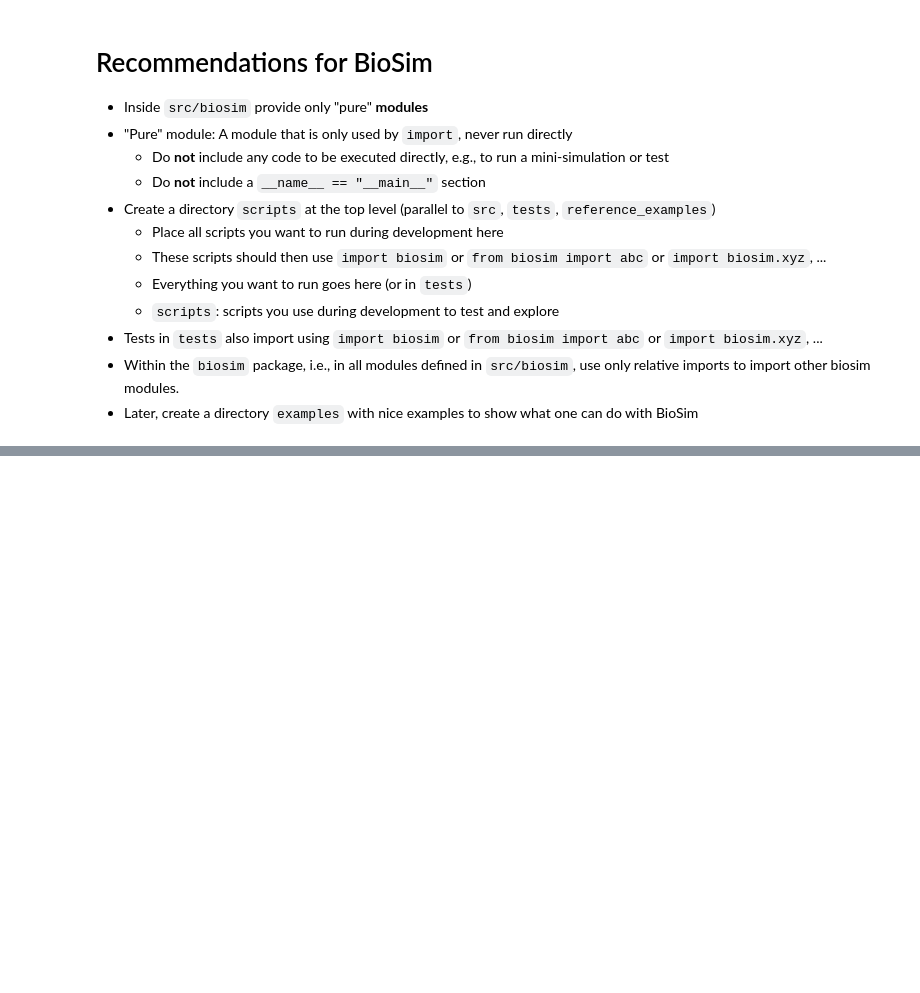
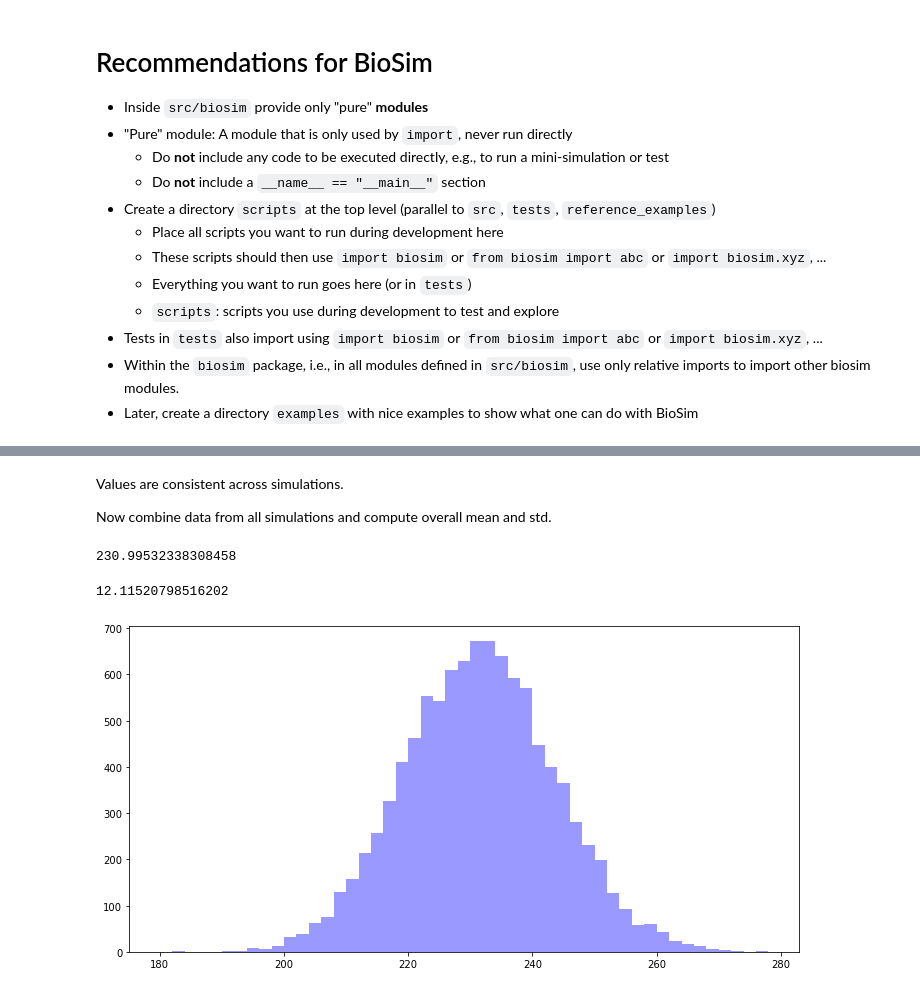
Before and after one commit to merstad/inf200-advanced-programming, a Jupyter notebook: january_block/lectures/INF200_H21_Ja02.ipynb, the cells around one changed output, grey strips where cells are left out. Cells and saved outputs as stored; diff of their text form; code cells hidden in the pictures; blank space fills up the shorter version.

```diff
--- a/january_block/lectures/INF200_H21_Ja02.ipynb
+++ b/january_block/lectures/INF200_H21_Ja02.ipynb
@@ -715,0 +814,2 @@ a.data, b.data, c.data
+# %%
+hd_eq = hd.loc[hd.index >= 100, :]
@@ -715,0 +858,17 @@ a.data, b.data, c.data
+# %% [markdown]
+Values are consistent across simulations.
+
+Now combine data from all simulations and compute overall mean and std.
+# %%
+hd_eq.unstack().mean()
+# %% [output]
+230.99532338308458
+# %%
+hd_eq.unstack().std()
+# %% [output]
+12.11520798516202
+# %%
+bins = np.arange(180, 280, 2)
+plt.hist(hd_eq.Herbivores.unstack(), bins=bins, fc='b', histtype='stepfilled', alpha=0.4);
+# %% [output]
+[figure, added]
```
Also changed, not shown: parts of 41 cells of this notebook.
